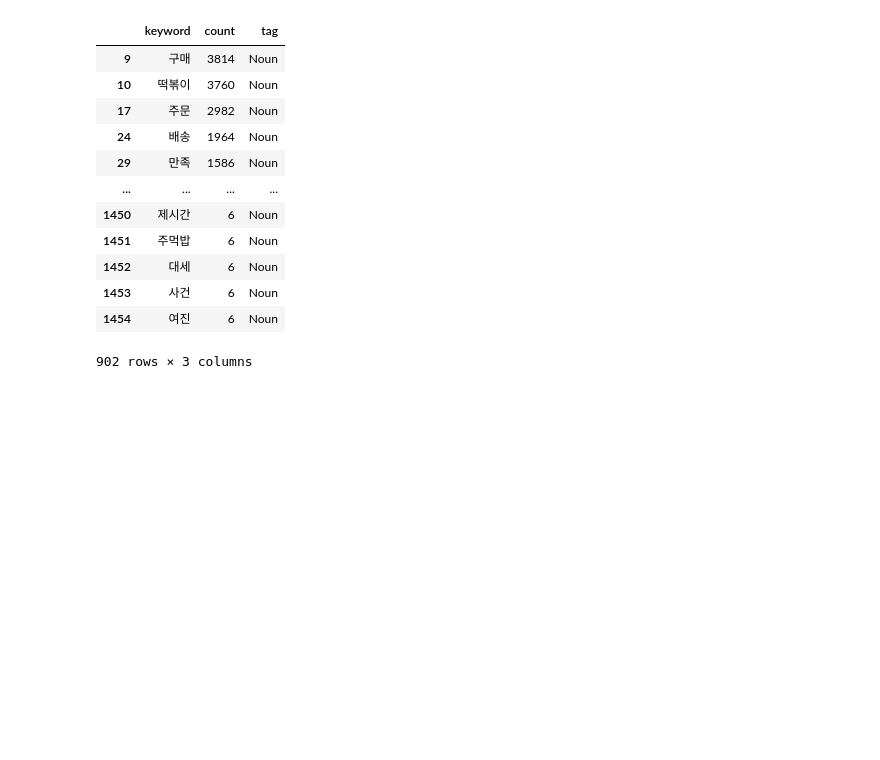
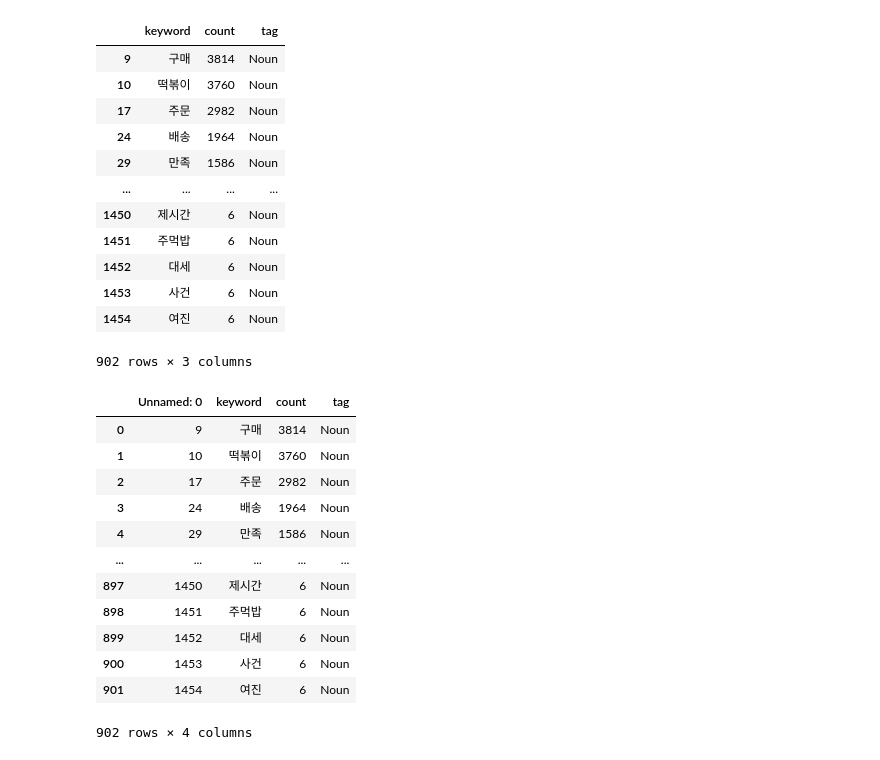
Before and after one commit to semin-pk/DataAnalysisPython, a Jupyter notebook: 3장/chapter03-1.ipynb, the cells around one changed output. Cells and saved outputs as stored; diff of their text form; code cells hidden in the pictures; blank space fills up the shorter version.

```diff
--- a/3장/chapter03-1.ipynb
+++ b/3장/chapter03-1.ipynb
@@ -294,3 +287,21 @@ df_key_count_nouns
 902 rows × 3 columns
 # %%
 df_key_count_nouns.to_excel('명사갯수데이터_떡볶이.xlsx')
+# %%
+df_key_count_nouns = pd.read_excel('명사갯수데이터_떡볶이.xlsx')
+# %%
+df_key_count_nouns
+# %% [output]
+|  | Unnamed: 0 | keyword | count | tag |
+| 0 | 9 | 구매 | 3814 | Noun |
+| 1 | 10 | 떡볶이 | 3760 | Noun |
+| 2 | 17 | 주문 | 2982 | Noun |
+| 3 | 24 | 배송 | 1964 | Noun |
+| 4 | 29 | 만족 | 1586 | Noun |
+| ... | ... | ... | ... | ... |
+| 897 | 1450 | 제시간 | 6 | Noun |
+| 898 | 1451 | 주먹밥 | 6 | Noun |
+| 899 | 1452 | 대세 | 6 | Noun |
+| 900 | 1453 | 사건 | 6 | Noun |
+| 901 | 1454 | 여진 | 6 | Noun |
+902 rows × 4 columns
```
Also changed, not shown: parts of 9 cells of this notebook, 1 other file.
